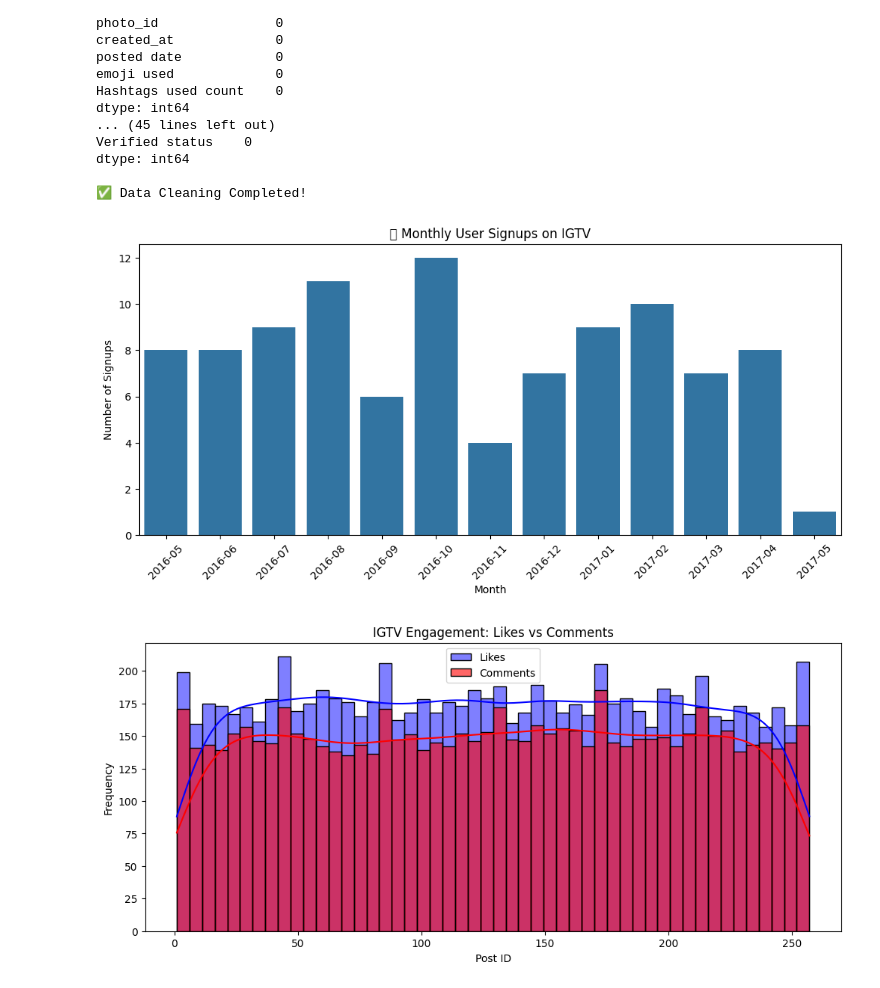
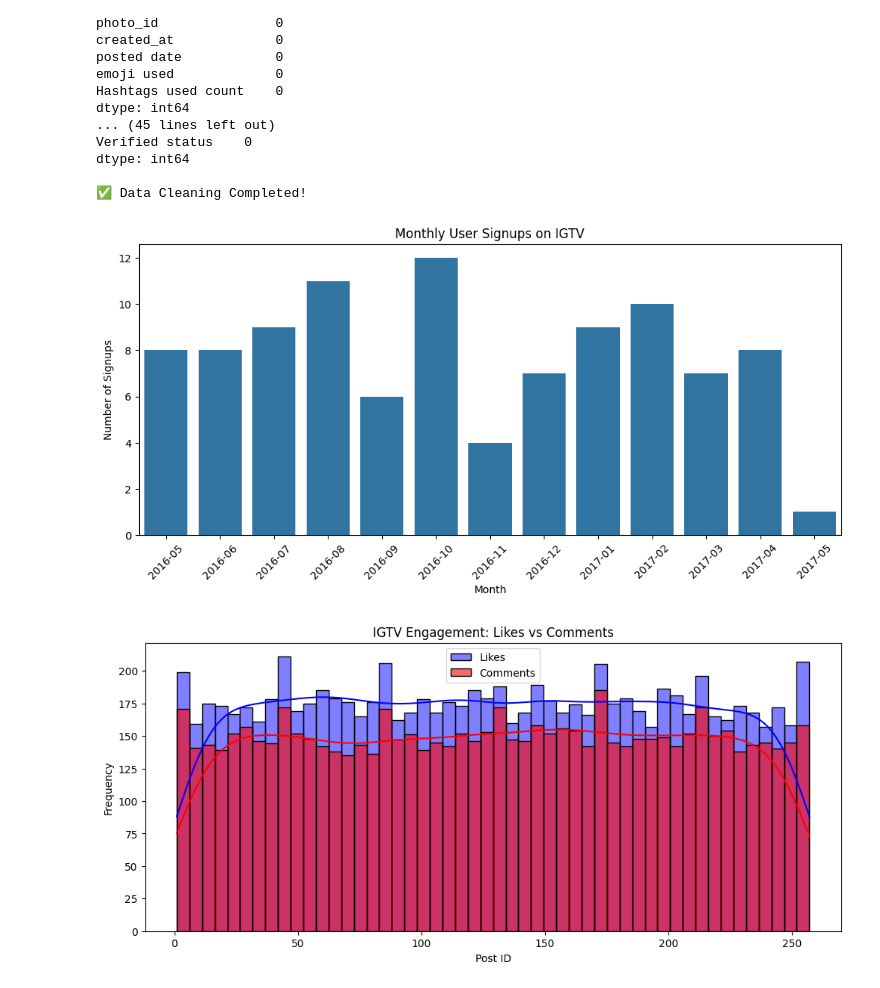
Before and after one commit to KipkuruiYegon/Measuring-insta-TV-Perfomance_DataScience, a Jupyter notebook: notebookfile.ipynb, the cells around one changed output. Cells and saved outputs as stored; diff of their text form; code cells hidden in the pictures.

```diff
--- a/notebookfile.ipynb
+++ b/notebookfile.ipynb
@@ -133,17 +133,17 @@ dtype: int64
 # %%
 # Extract monthly signups
 users_df['signup_month'] = users_df['created_at'].dt.to_period('M')
 
 # Plot signups over time
 plt.figure(figsize=(12, 5))
 sns.countplot(x=users_df['signup_month'].astype(str), order=sorted(users_df['signup_month'].astype(str).unique()))
 plt.xticks(rotation=45)
-plt.title("📈 Monthly User Signups on IGTV")
+plt.title("Monthly User Signups on IGTV")
 plt.xlabel("Month")
 plt.ylabel("Number of Signups")
 plt.show()
 # %% [output]
-[figure, old version]
+[figure, new version]
 # %%
 plt.figure(figsize=(12, 5))
 sns.histplot(likes_df['photo'], bins=50, kde=True, color='blue', label='Likes')
```
Also changed, not shown: 1 other file.
